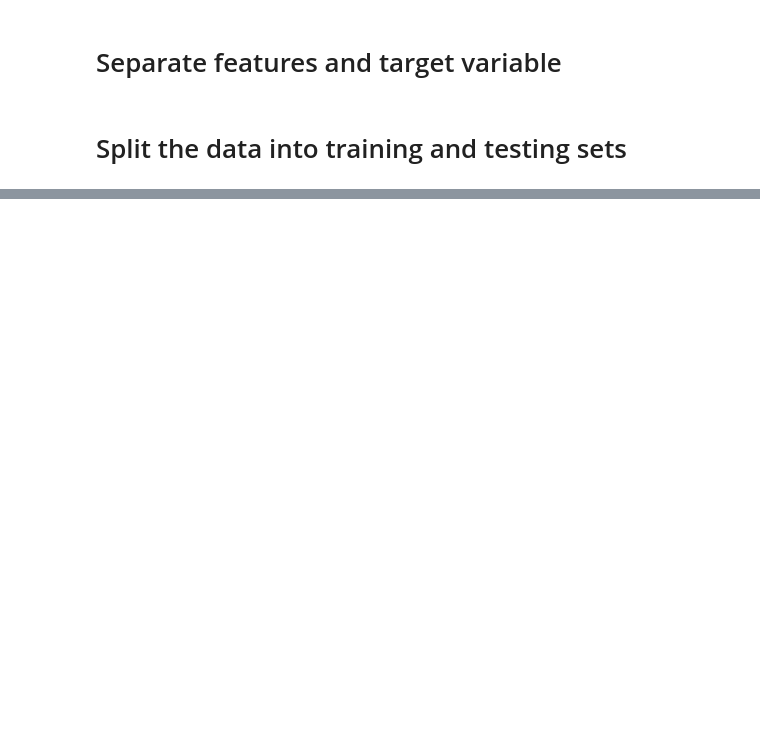
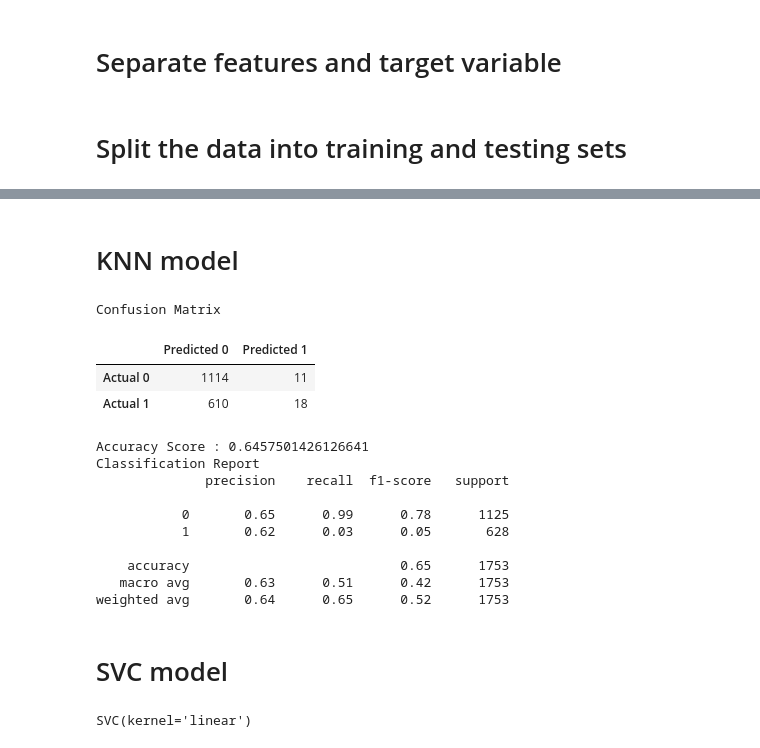
Before and after one commit to Arnawutu/Project4Group7, a Jupyter notebook: spark_test.ipynb, the cells around one changed output, grey strips where cells are left out. Saved outputs shown, nothing was run; the diff lists cells and outputs as text; code cells hidden in the pictures; blank space fills up the shorter version.

Commit message:
update spark_test

```diff
--- a/spark_test.ipynb
+++ b/spark_test.ipynb
@@ -323,0 +455,2 @@ Top 10 most important features:
+# %% [markdown]
+# KNN model
@@ -323,0 +478,49 @@ Top 10 most important features:
+# %%
+# Fitting Standard Scaller
+X_scaler = scaler.fit(X_train)
+# %%
+# Scaling data
+X_train_scaled = X_scaler.transform(X_train)
+X_test_scaled = X_scaler.transform(X_test)
+# %%
+from sklearn.neighbors import KNeighborsClassifier
+# Instantiate the model with k = 3 neighbors
+knn_model = KNeighborsClassifier(n_neighbors=50)
+
+# Train the model
+knn_model.fit(X_train_scaled, y_train)
+# Create predictions
+knn_y_pred = knn_model.predict(X_test_scaled)
+# %%
+# Calculating the confusion matrix
+cm = confusion_matrix(y_test, knn_y_pred)
+cm_df = pd.DataFrame(
+    cm, index=["Actual 0", "Actual 1"], columns=["Predicted 0", "Predicted 1"]
+)
+
+# Calculating the accuracy score
+acc_score = accuracy_score(y_test, knn_y_pred)
+# %%
+# Displaying results
+print("Confusion Matrix")
+display(cm_df)
+print(f"Accuracy Score : {acc_score}")
+print("Classification Report")
+print(classification_report(y_test,  knn_y_pred))
+# %% [output]
+Confusion Matrix
+|  | Predicted 0 | Predicted 1 |
+| Actual 0 | 1114 | 11 |
+| Actual 1 | 610 | 18 |
+Accuracy Score : 0.6457501426126641
+Classification Report
+              precision    recall  f1-score   support
+
+           0       0.65      0.99      0.78      1125
+           1       0.62      0.03      0.05       628
+
+    accuracy                           0.65      1753
+   macro avg       0.63      0.51      0.42      1753
+weighted avg       0.64      0.65      0.52      1753
+# %% [markdown]
+# SVC model
@@ -323,0 +545,6 @@ Top 10 most important features:
+# %%
+from sklearn.svm import SVC
+SVC_model = SVC(kernel='linear')
+SVC_model.fit(X_train, y_train)
+# %% [output]
+SVC(kernel='linear')
```
Also changed, not shown: parts of 22 cells of this notebook.
